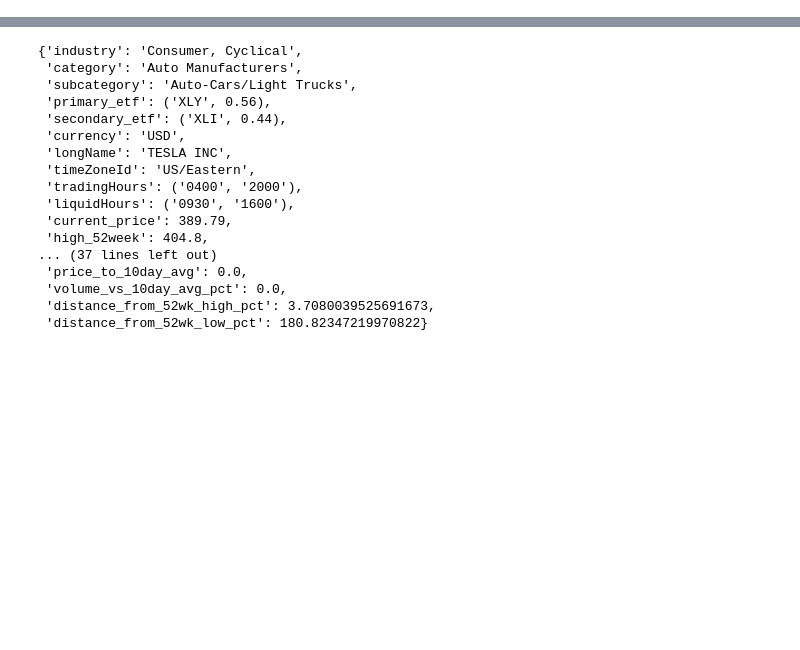
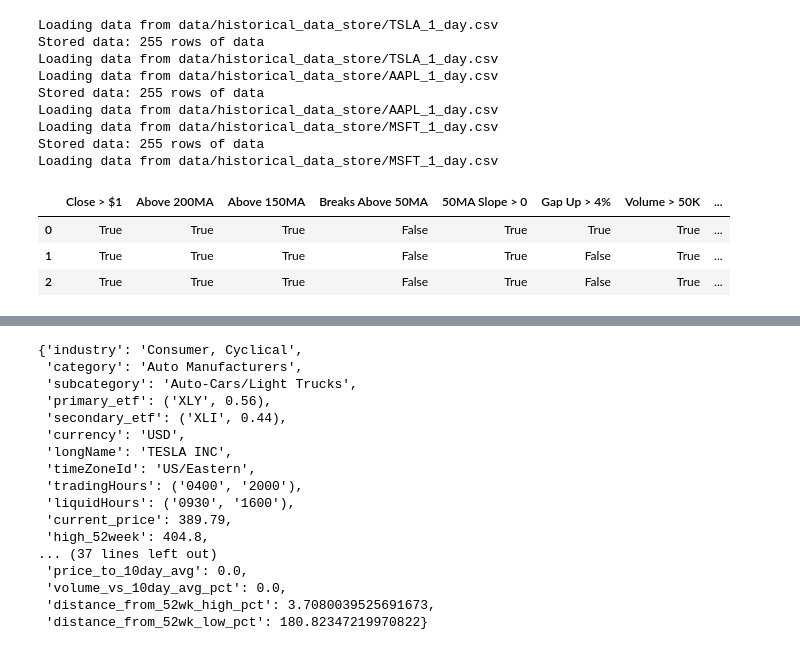
Before and after one commit to Design-01/stockbot_4, a Jupyter notebook: TEST_StockX.ipynb, the cells around one changed output, grey strips where cells are left out. Cells and saved outputs as stored; diff of their text form; code cells hidden in the pictures; blank space fills up the shorter version.

```diff
--- a/TEST_StockX.ipynb
+++ b/TEST_StockX.ipynb
@@ -60,0 +114,49 @@ False
+# %%
+import pandas as pd
+import stock
+from strategies import ta
+
+# simulated the scan results from the stockbot market scanner
+scan_results_df = pd.DataFrame({
+    'rank': [1, 2, 3],
+    'symbol': ['TSLA', 'AAPL', 'MSFT'],
+})
+
+# getting the stock data
+allowed_etfs = ['XLK', 'XLY', 'XLI']
+
+list_results = []
+
+for s in scan_results_df['symbol']:
+    sx = stock.StockXDaily(ib, s)
+    sx.req_ohlcv() # gets the fundamentals from the IB API
+    validation_results = {
+            'Close > $1'       : sx.validate_TA(ta.ColVal('close'),          ta.AboveBelow('CV_close', 'above', 1),         description='close price is above 1'),
+            'Above 200MA'      : sx.validate_TA(ta.MA('close', 200),         ta.AboveBelow('close', 'above', 'MA_cl_200'),  description='close price is above 200 MA',      style={'dash': 'solid', 'color': 'cyan', 'width': 3}, row=1),
+            'Above 150MA'      : sx.validate_TA(ta.MA('close', 150),         ta.AboveBelow('close', 'above', 'MA_cl_150'),  description='close price is above 150 MA',      style={'dash': 'solid', 'color': 'pink', 'width': 2}, row=1),
+            'Breaks Above 50MA': sx.validate_TA(ta.MA('close', 50),          ta.Breaks('close', 'above', 'MA_cl_50'),       description='close price breaks above 50 MA',   style={'dash': 'solid', 'color': 'purple', 'width': 2}, row=1),
+            '50MA Slope > 0'   : sx.validate_TA(ta.PctChange('MA_cl_50', 1), ta.AboveBelow('PCT_MA_cl_50_1', 'above', 0),   description='pct change of 50 MA is above 0'),
+            'Gap Up > 4%'      : sx.validate_TA(ta.PctChange('close', 1),    ta.AboveBelow('PCT_close_1', 'above', 4),      description='pct change of close is above 4 (4% Gap)'),
+            'Volume > 50K'     : sx.validate_TA(ta.ColVal('volume'),         ta.AboveBelow('CV_volume', 'above', 50_000),   description='volume is above 50k'),
+            'Volume Above 10MA': sx.validate_TA(ta.MA('volume', 10),         ta.Breaks('volume', 'above', 'MA_vo_10'),      description='volume breaks above 10 MA',              style={'dash': 'solid', 'color': 'pink', 'width': 1}, row=2),
+            'Volume Dev > 80%' : sx.validate_TA(ta.VolDev('volume', 10),     ta.AboveBelow('VDEV_10', 'above', 80),         description='volume is above 80% of 10 MA Deviation', style={'dash': 'solid', 'color': 'pink', 'width': 1}, row=3, ),
+            'TA Passed'        : sx.validation_TA_has_passed()
+        }
+    list_results.append(validation_results)
+
+df = pd.DataFrame(list_results)
+df
+# %% [output]
+Loading data from data/historical_data_store/TSLA_1_day.csv
+Stored data: 255 rows of data
+Loading data from data/historical_data_store/TSLA_1_day.csv
+Loading data from data/historical_data_store/AAPL_1_day.csv
+Stored data: 255 rows of data
+Loading data from data/historical_data_store/AAPL_1_day.csv
+Loading data from data/historical_data_store/MSFT_1_day.csv
+Stored data: 255 rows of data
+Loading data from data/historical_data_store/MSFT_1_day.csv
+|  | Close > $1 | Above 200MA | Above 150MA | Breaks Above 50MA | 50MA Slope > 0 | Gap Up > 4% | Volume > 50K | ... |
+| 0 | True | True | True | False | True | True | True | ... |
+| 1 | True | True | True | False | True | False | True | ... |
+| 2 | True | True | True | False | True | False | True | ... |
```
Also changed, not shown: parts of 12 cells of this notebook, 49 other files.
